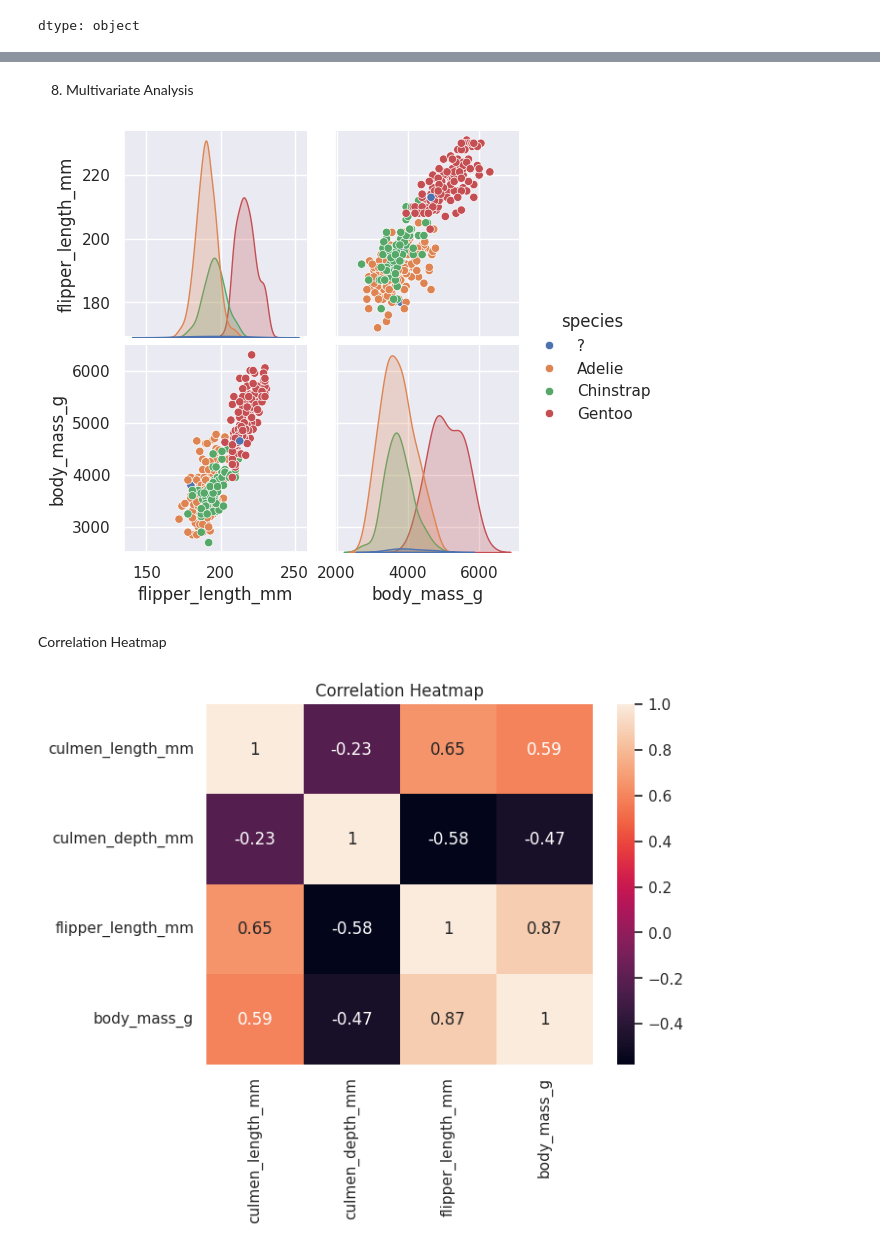
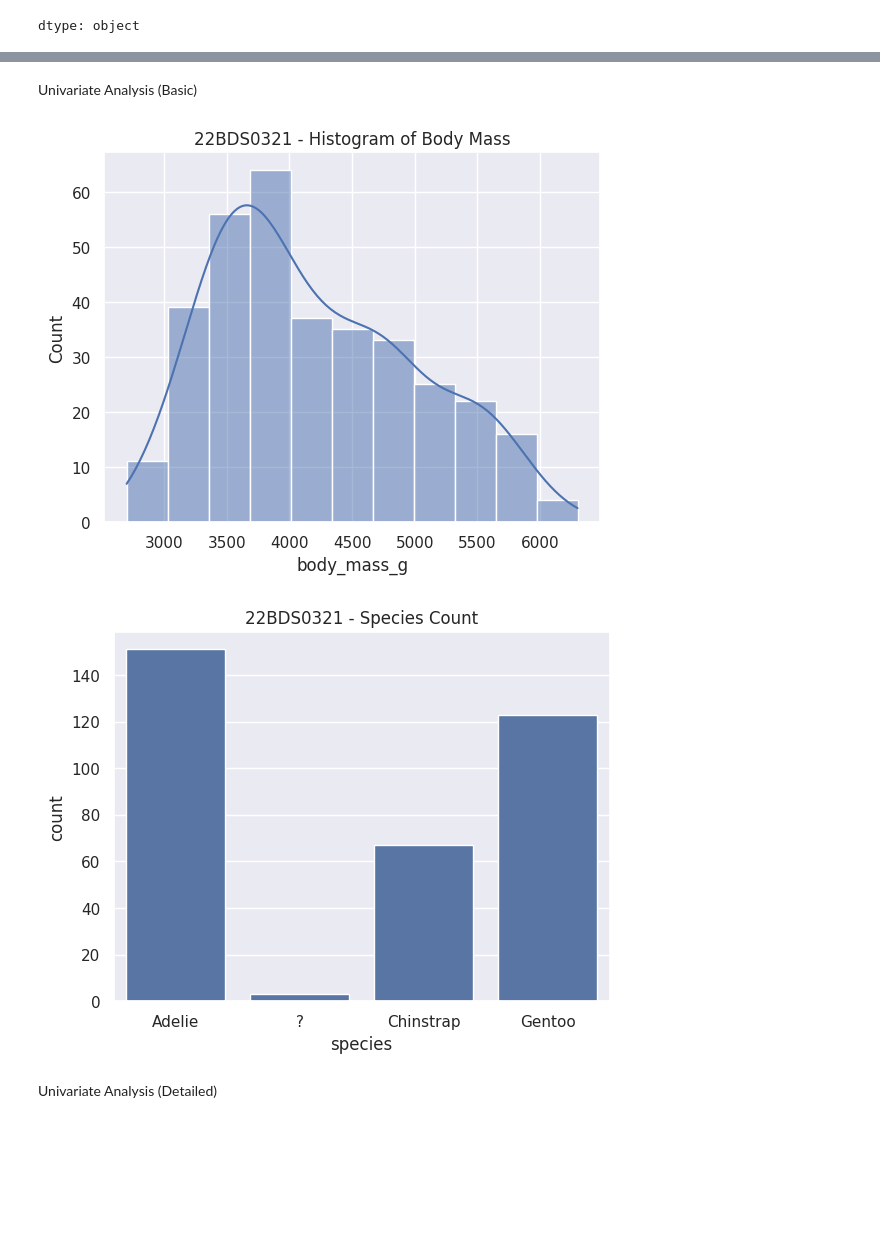
Before and after one commit to VanshShah18/BCSE331L-EDA-22BDS0321, a Jupyter notebook: 22BDS0321.ipynb, the cells around one changed output, grey strips where cells are left out. Saved outputs shown, nothing was run; the diff lists cells and outputs as text; code cells hidden in the pictures; blank space fills up the shorter version.

```diff
--- a/22BDS0321.ipynb
+++ b/22BDS0321.ipynb
@@ -166,17 +104,16 @@ if 'species' in df_clean.columns:
-# %% [markdown]
-8) Multivariate Analysis
-# %%
-cols_for_pair = [c for c in ['bill_length_mm','bill_depth_mm','flipper_length_mm','body_mass_g','species'] if c in df_clean.columns]
-if len(cols_for_pair) >= 3:
-    sns.pairplot(df_clean[cols_for_pair], hue='species' if 'species' in cols_for_pair else None)
-# %% [output]
-[figure, removed]
-# %% [markdown]
-Correlation Heatmap
-# %%
-corr = df_clean.select_dtypes(include=[np.number]).corr()
-sns.heatmap(corr, annot=True)
-plt.title('Correlation Heatmap')
-plt.show()
-# %% [output]
-[figure, removed]
+# %% [markdown]
+Univariate Analysis (Basic)
+# %%
+# Example numeric distributions
+sns.histplot(df['body_mass_g'], kde=True)
+plt.title("22BDS0321 - Histogram of Body Mass")
+plt.show()
+
+sns.countplot(x='species', data=df)
+plt.title("22BDS0321 - Species Count")
+plt.show()
+# %% [output]
+[figure, added]
+[figure, added]
+# %% [markdown]
+Univariate Analysis (Detailed)
```
Also changed, not shown: parts of 60 cells of this notebook.
